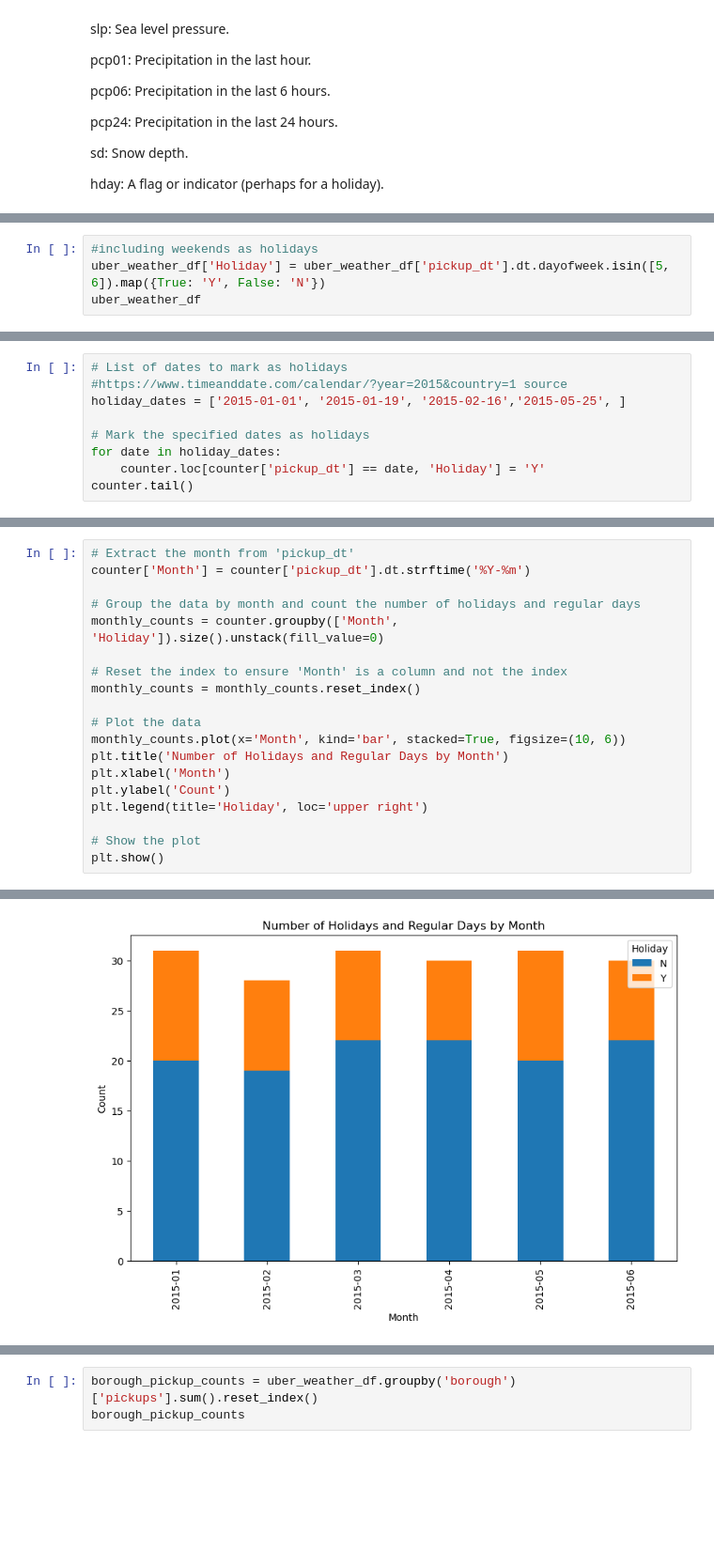
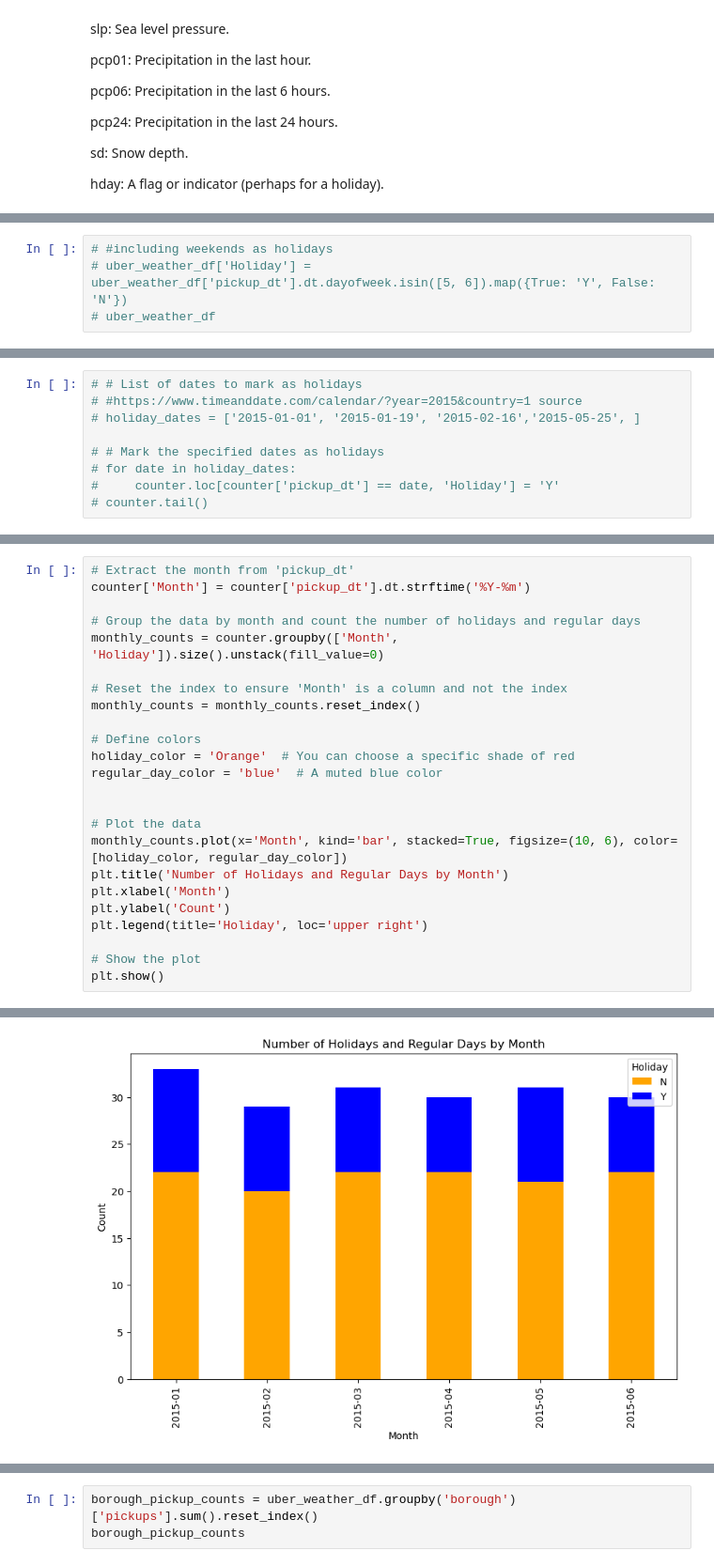
Before and after one commit to Jherza-X/Project1-Group9, a Jupyter notebook: Uber-Weather-Project/project-1 - Q4.ipynb, the cells around one changed output, grey strips where cells are left out. Shown at 94% size. Cells and saved outputs as stored; diff of their text form; blank space fills up the shorter version.

```diff
--- a/Uber-Weather-Project/project-1 - Q4.ipynb
+++ b/Uber-Weather-Project/project-1 - Q4.ipynb
@@ -170,4 +170,4 @@ plt.show()
 # %%
-#including weekends as holidays
-uber_weather_df['Holiday'] = uber_weather_df['pickup_dt'].dt.dayofweek.isin([5, 6]).map({True: 'Y', False: 'N'})
-uber_weather_df
+# #including weekends as holidays
+# uber_weather_df['Holiday'] = uber_weather_df['pickup_dt'].dt.dayofweek.isin([5, 6]).map({True: 'Y', False: 'N'})
+# uber_weather_df
@@ -260,9 +236,9 @@ counter
 # %%
-# List of dates to mark as holidays
-#https://www.timeanddate.com/calendar/?year=2015&country=1 source
-holiday_dates = ['2015-01-01', '2015-01-19', '2015-02-16','2015-05-25', ]
+# # List of dates to mark as holidays
+# #https://www.timeanddate.com/calendar/?year=2015&country=1 source
+# holiday_dates = ['2015-01-01', '2015-01-19', '2015-02-16','2015-05-25', ]
 
-# Mark the specified dates as holidays
-for date in holiday_dates:
-    counter.loc[counter['pickup_dt'] == date, 'Holiday'] = 'Y'
-counter.tail()
+# # Mark the specified dates as holidays
+# for date in holiday_dates:
+#     counter.loc[counter['pickup_dt'] == date, 'Holiday'] = 'Y'
+# counter.tail()
@@ -276,29 +245,34 @@ counter.tail()
 # %%
 # Extract the month from 'pickup_dt'
 counter['Month'] = counter['pickup_dt'].dt.strftime('%Y-%m')
 
 # Group the data by month and count the number of holidays and regular days
 monthly_counts = counter.groupby(['Month', 'Holiday']).size().unstack(fill_value=0)
 
 # Reset the index to ensure 'Month' is a column and not the index
 monthly_counts = monthly_counts.reset_index()
 
+# Define colors
+holiday_color = 'Orange'  # You can choose a specific shade of red
+regular_day_color = 'blue'  # A muted blue color
+
+
 # Plot the data
-monthly_counts.plot(x='Month', kind='bar', stacked=True, figsize=(10, 6))
+monthly_counts.plot(x='Month', kind='bar', stacked=True, figsize=(10, 6), color=[holiday_color, regular_day_color])
 plt.title('Number of Holidays and Regular Days by Month')
 plt.xlabel('Month')
 plt.ylabel('Count')
 plt.legend(title='Holiday', loc='upper right')
 
 # Show the plot
 plt.show()
 # %% [output]
 A value is trying to be set on a copy of a slice from a DataFrame.
 Try using .loc[row_indexer,col_indexer] = value instead
 
 See the caveats in the documentation: https://pandas.pydata.org/pandas-docs/stable/user_guide/indexing.html#returning-a-view-versus-a-copy
   counter['Month'] = counter['pickup_dt'].dt.strftime('%Y-%m')
-[figure, old version]
+[figure, new version]
 # %%
 
 # Rename columns for clarity
```
Also changed, not shown: parts of 21 cells of this notebook, 1 other file.
